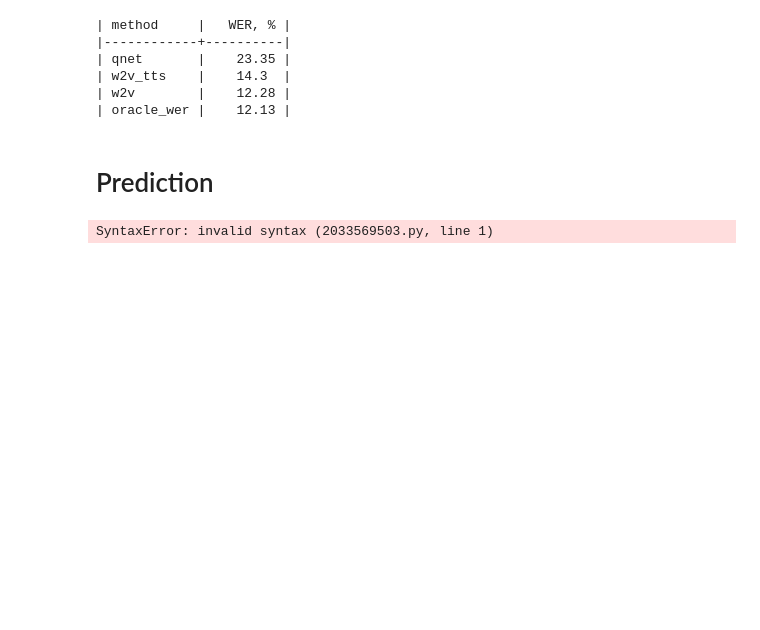
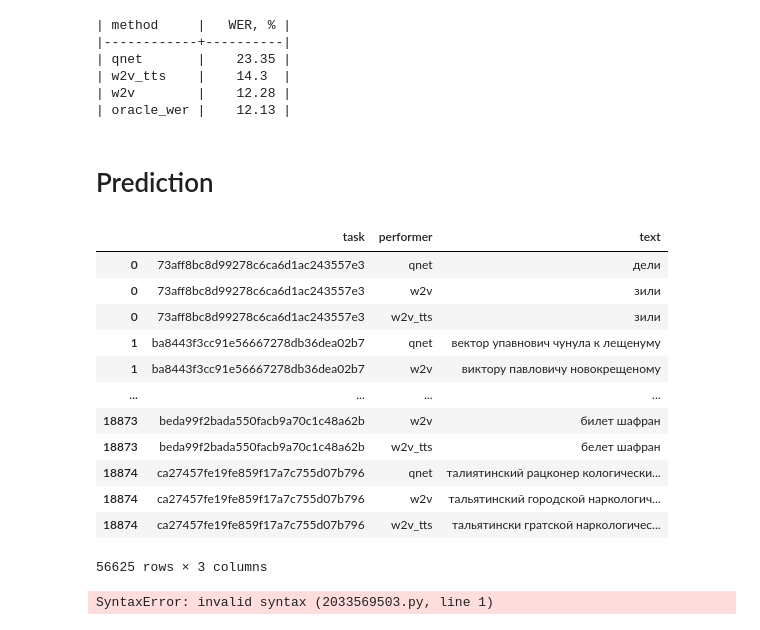
Before and after one commit to ladudin/HW-ClassicML, a Jupyter notebook: lecture08/noisy_text_aggregation.ipynb, the cells around one changed output. Drawn from its saved outputs; the diff is of its cells as text; code cells hidden in the pictures; blank space fills up the shorter version.

```diff
--- a/lecture08/noisy_text_aggregation.ipynb
+++ b/lecture08/noisy_text_aggregation.ipynb
@@ -657,3 +714,19 @@ method2wer
 # Prediction
 # %%
 test_rover_df = get_rover_df(test_df, model_cols=MODEL_LIST)
+# %%
+test_rover_df
+# %% [output]
+|  | task | performer | text |
+| 0 | 73aff8bc8d99278c6ca6d1ac243557e3 | qnet | дели |
+| 0 | 73aff8bc8d99278c6ca6d1ac243557e3 | w2v | зили |
+| 0 | 73aff8bc8d99278c6ca6d1ac243557e3 | w2v_tts | зили |
+| 1 | ba8443f3cc91e56667278db36dea02b7 | qnet | вектор упавнович чунула к лещенуму |
+| 1 | ba8443f3cc91e56667278db36dea02b7 | w2v | виктору павловичу новокрещеному |
+| ... | ... | ... | ... |
+| 18873 | beda99f2bada550facb9a70c1c48a62b | w2v | билет шафран |
+| 18873 | beda99f2bada550facb9a70c1c48a62b | w2v_tts | белет шафран |
+| 18874 | ca27457fe19fe859f17a7c755d07b796 | qnet | талиятинский рацконер кологически... |
+| 18874 | ca27457fe19fe859f17a7c755d07b796 | w2v | тальятинский городской наркологич... |
+| 18874 | ca27457fe19fe859f17a7c755d07b796 | w2v_tts | тальятински гратской наркологичес... |
+56625 rows × 3 columns
```
Also changed, not shown: parts of 9 cells of this notebook, 12 other files.
